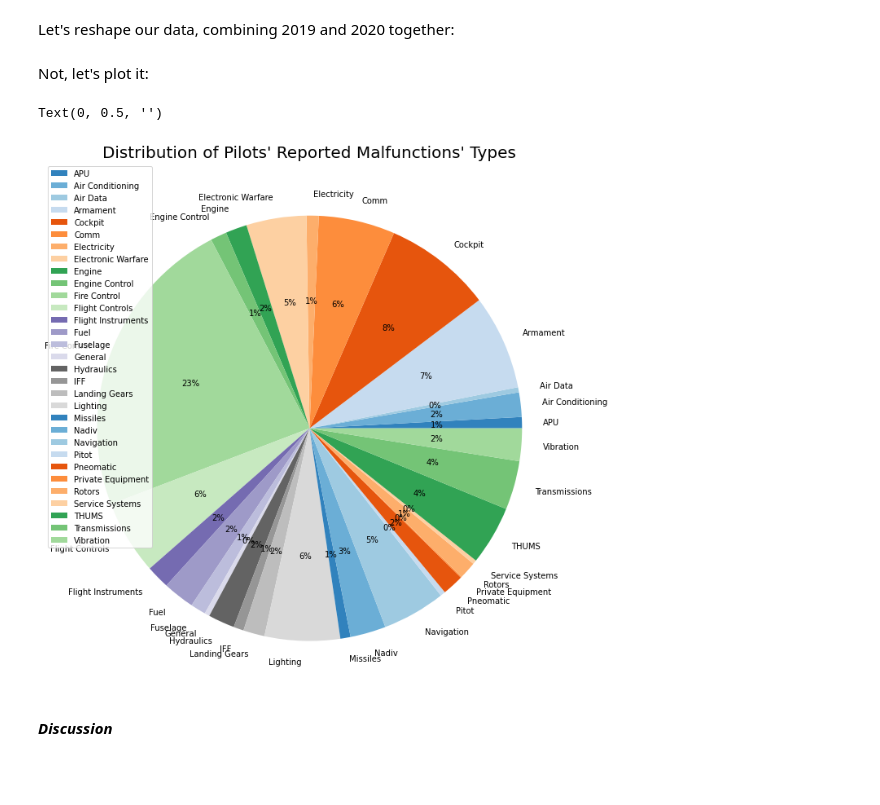
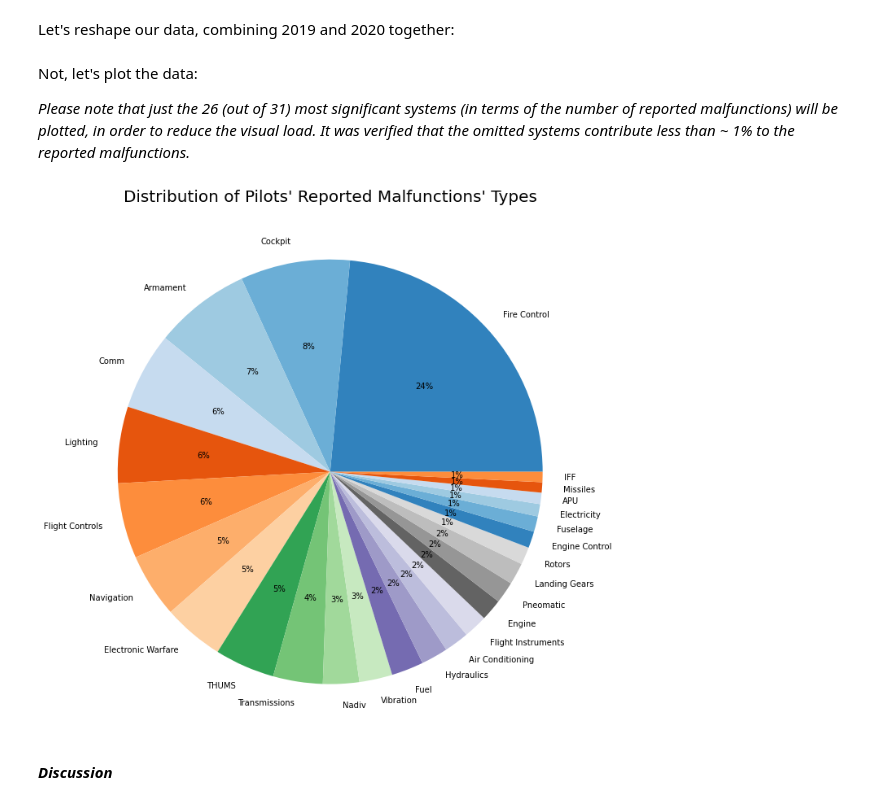
Before and after one commit to elront/Data_Sceince_Project, a Jupyter notebook: Data_science_workshop_project.ipynb, the cells around one changed output. Cells and saved outputs as stored; diff of their text form; code cells hidden in the pictures; blank space fills up the shorter version.

Commit message:
Added an additional pie chart + fixed some visual bugs.

```diff
--- a/Data_science_workshop_project.ipynb
+++ b/Data_science_workshop_project.ipynb
@@ -1903,18 +1914,23 @@ pilots_reported_malf_df = pd.DataFrame(pilots_reported_malf_df.loc[pilots_report
 
 # Rename the column's name.
 pilots_reported_malf_df.rename(columns={"System": "Number of Malfunctions"}, inplace = True)
+
+# Sort, in order to have a better visual view (for plotting).
+pilots_reported_malf_df.sort_values(by = "Number of Malfunctions", inplace = True, ascending = False)
-# %% [markdown]
-Not, let's plot it:
+# %% [markdown]
+Not, let's plot the data:
+
+*Please note that just the 26 (out of 31) most significant systems (in terms of the number of reported malfunctions) will be plotted, in order to reduce the visual load. It was verified that the omitted systems contribute less than ~ 1% to the reported malfunctions.*
 # %%
-# Plot.
-plot = pilots_reported_malf_df.plot.pie(y = 'Number of Malfunctions', figsize=(12, 12),
+# Plot the data.
+plot = pilots_reported_malf_df.head(26).plot.pie(y = 'Number of Malfunctions', figsize=(12, 12),
                                             autopct='%1.0f%%', colors=plt.cm.tab20c.colors)
 
 plot.set_title("Distribution of Pilots' Reported Malfunctions' Types", fontsize = 20)
 plot.set_ylabel("", fontsize = 15)
+plot.get_legend().remove()
 # %% [output]
-Text(0, 0.5, '')
-[figure, old version]
+[figure, new version]
 # %% [markdown]
 ***Discussion***
 # %% [markdown]
```
Also changed, not shown: parts of 54 cells of this notebook.
